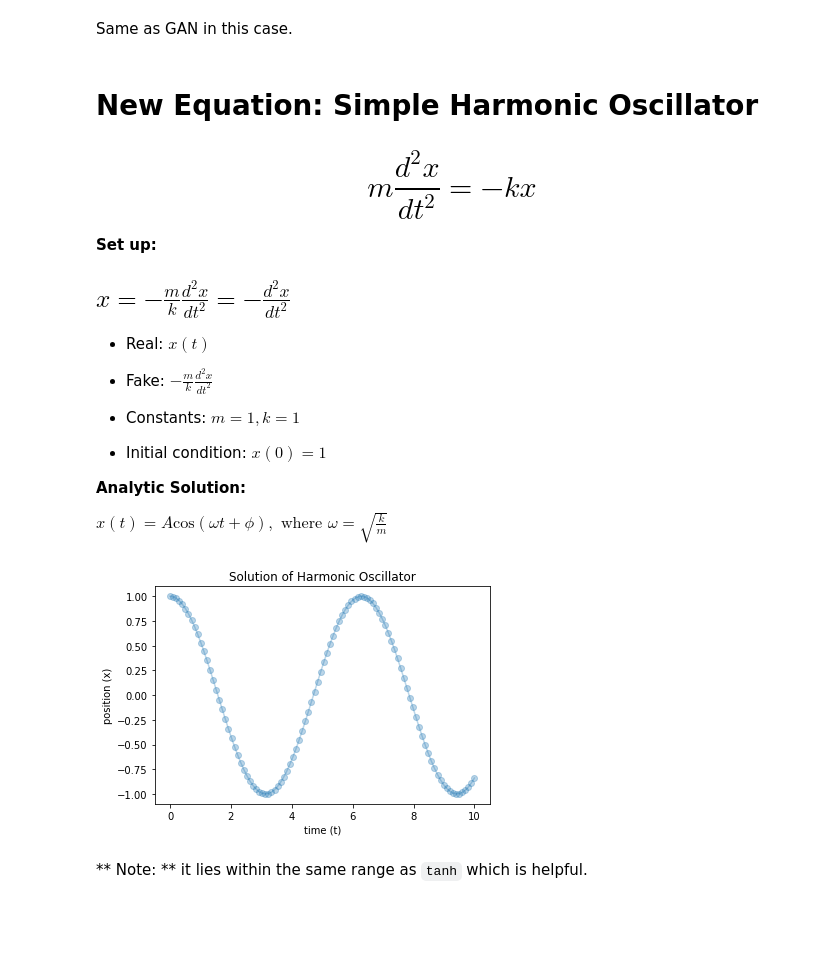
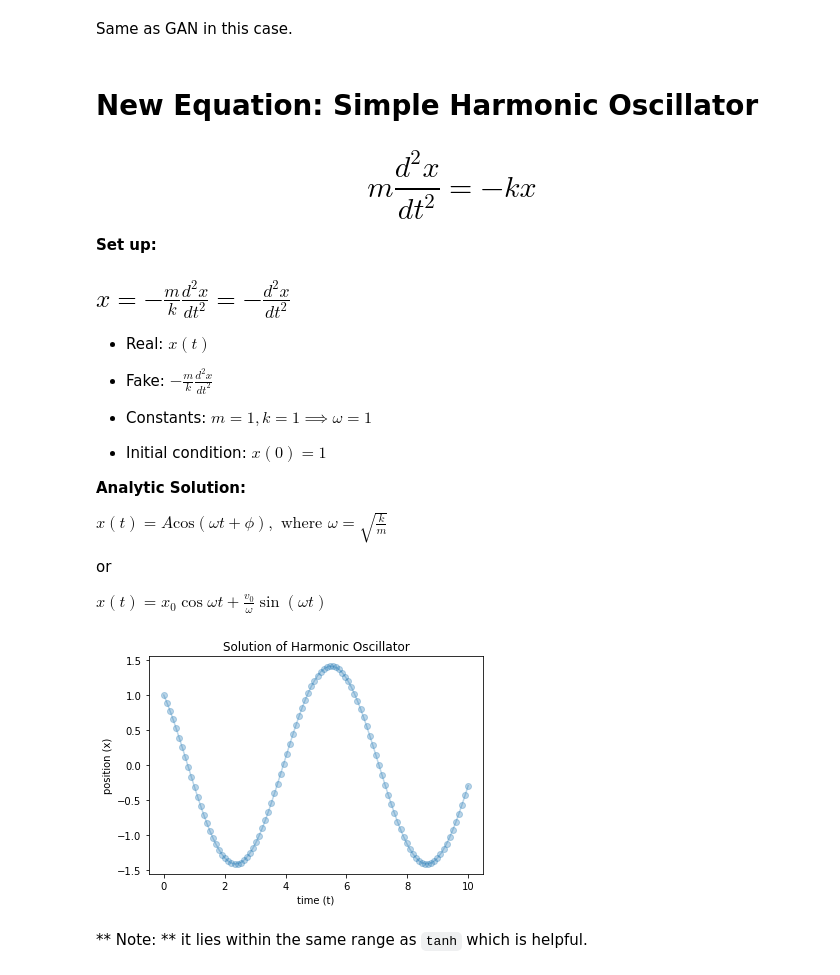
Before and after one commit to dylanrandle/denn, a Jupyter notebook: GAN.ipynb, the cells around one changed output. Cells and saved outputs as stored; diff of their text form; code cells hidden in the pictures; blank space fills up the shorter version.

```diff
--- a/GAN.ipynb
+++ b/GAN.ipynb
@@ -489,22 +489,26 @@ Same as GAN in this case.
 
 - Fake: $-\frac{m}{k} \frac{d^2 x}{d t^2}$
 
-- Constants: $m=1, k=1$
+- Constants: $m=1, k=1 \implies \omega = 1$
 
 - Initial condition: $x(0) = 1$
 
 **Analytic Solution:**
 
 $ x(t) = A \text{cos}(\omega t + \phi), \text{ where } \omega = \sqrt{\frac{k}{m}}$
+
+or
+
+$ x(t) = x_0 \cos{\omega t} + \frac{v_0}{\omega} \sin(\omega t) $
 # %%
-analytic_oscillator = lambda t: np.cos(t)
+analytic_oscillator = lambda t: 1*np.cos(t) + -1*np.sin(t)
 t = np.linspace(0,10,100)
 plt.plot(t, analytic_oscillator(t), '-o', alpha=0.3)
 plt.title('Solution of Harmonic Oscillator')
 plt.xlabel('time (t)')
 plt.ylabel('position (x)');
 # %% [output]
-[figure, old version]
+[figure, new version]
 # %% [markdown]
 ** Note: ** it lies within the same range as `tanh` which is helpful.
 # %%
```
Also changed, not shown: parts of 1 cell of this notebook, 2 other files.
